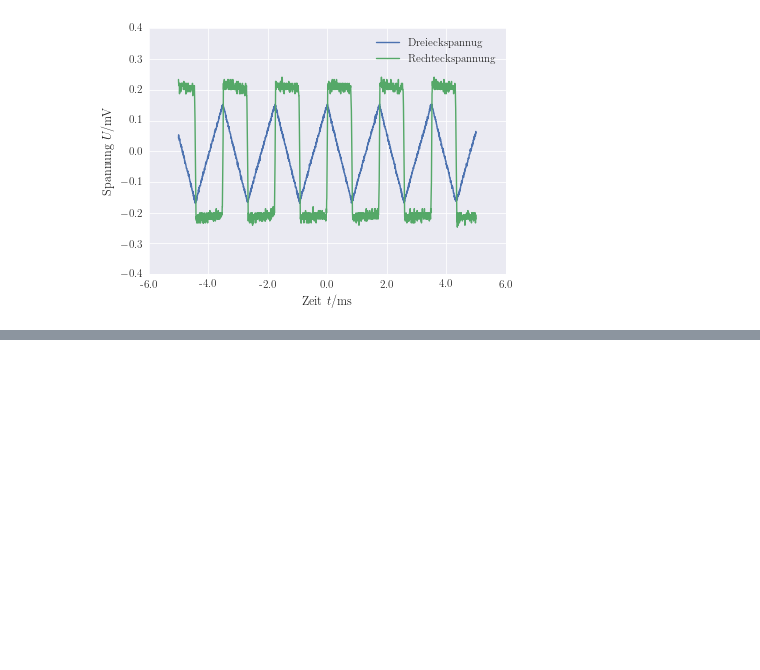
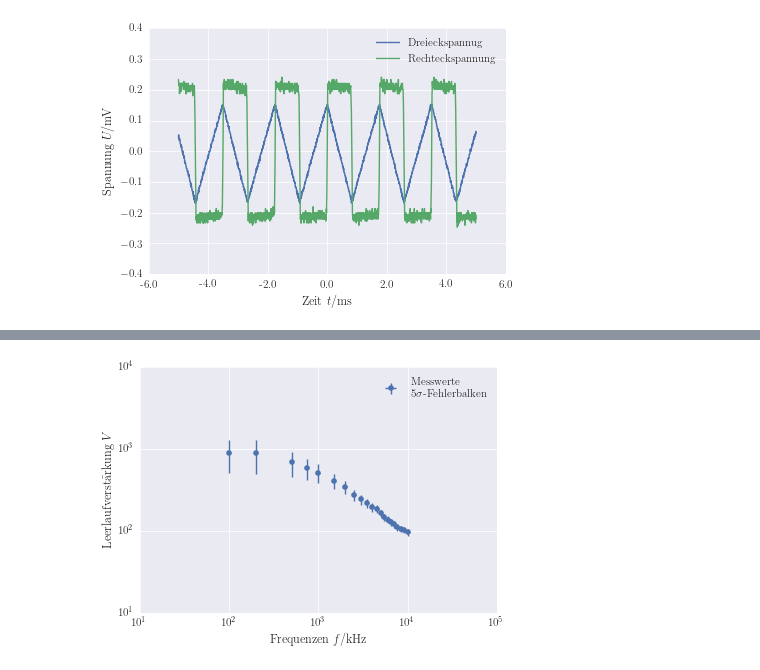
Before and after one commit to LuckyJosh/PhysikFP2015, a Jupyter notebook: 05_Operationsvertaerker[ ]/Python/Auswertung.ipynb, the cells around one changed output, grey strips where cells are left out. Drawn from its saved outputs; the diff is of its cells as text; code cells hidden in the pictures; blank space fills up the shorter version.

```diff
--- a/05_Operationsvertaerker[ ]/Python/Auswertung.ipynb
+++ b/05_Operationsvertaerker[ ]/Python/Auswertung.ipynb
@@ -887,0 +890,13 @@ fig.savefig(path_graphics+"Funktionsgenerator.pdf")
+# %%
+amperemeter = pd.read_csv(path_data+"Frequenzgang_Amperemeter.csv", skiprows=1, names=("f","Ug","Ue","Ua"))
+# R/Ohm, R1/Ohm, Rp/Ohm, C/F, R0/Ohm, R0'/Ohm, URecpp/V, Utripp/V, fRec/Hz, fTri/Hz
+amperemeter_err = pd.read_csv(path_data+"Fehler_Amperemeter.csv", skiprows=1, names=("f","Ug","Ue","Ua","R"))
+#Impedanzen/%,Upp/mV, f/Hz
+# %%
+Rn = unc.ufloat(10000, 10000*amperemeter_err["R"].values) #Ohm
+Rv = unc.ufloat(100, 100*amperemeter_err["R"].values) #Ohm
+# %%
+amperemeter["f"] = unp.uarray(amperemeter["f"],(amperemeter["f"]*amperemeter_err["f"].values))
+amperemeter["Ug"] = unp.uarray(amperemeter["Ug"],(amperemeter_err["Ug"].values))
+amperemeter["Ue"] = unp.uarray(amperemeter["Ue"],(amperemeter_err["Ue"].values))
+amperemeter["Ua"] = unp.uarray(amperemeter["Ua"],(amperemeter_err["Ua"].values))
@@ -887,0 +912,6 @@ fig.savefig(path_graphics+"Funktionsgenerator.pdf")
+# %%
+amperemeter["I"] = amperemeter["Ug"].values/Rv
+amperemeter["re"] = amperemeter["Ue"].values/amperemeter["I"].values
+amperemeter["Ua'"] = amperemeter["I"].values * Rn
+amperemeter["rel_Ua_Ua'"] = 100*(abs(amperemeter["Ua"]-amperemeter["Ua'"])/amperemeter["Ua"]).values
+amperemeter["V"] = Rn/amperemeter["re"].values
@@ -887,0 +927,18 @@ fig.savefig(path_graphics+"Funktionsgenerator.pdf")
+# %%
+fig,ax = plt.subplots()
+ax.set_xlabel(axis_label("Frequenzen", "f", "kHz"))
+ax.set_ylabel(axis_label("Leerlaufverstärkung", "V"))
+
+ax.set_xscale("log")
+ax.set_yscale("log")
+
+errorbar(amperemeter["f"][:],amperemeter["V"][:],factor=5,
+        marker="o", linestyle="", ax=ax, label="Messwerte\n $5\sigma$-Fehlerbalken")
+
+#ax.axhline(noms(unp.log10(degenerative_amplifier_resistors["RN"][3]/degenerative_amplifier_resistors["R1"][3])),
+#          label="Widerstandsverhältnis $R_N/R_1$",color=colors[3])
+
+ax.legend(loc="upper right")
+fig.savefig(path_graphics+"Amperemeter_Leerlauf_Verstaerkung.pdf")
+# %% [output]
+[figure, added]
```
Also changed, not shown: parts of 7 cells of this notebook, 24 other files.
